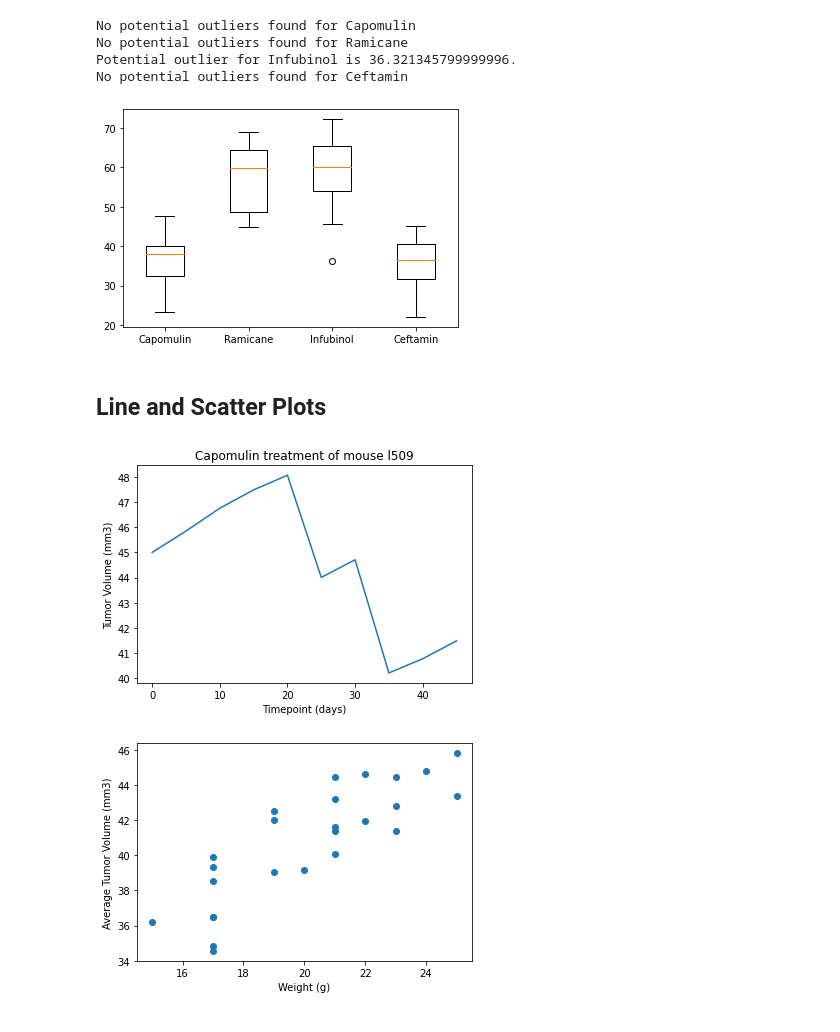
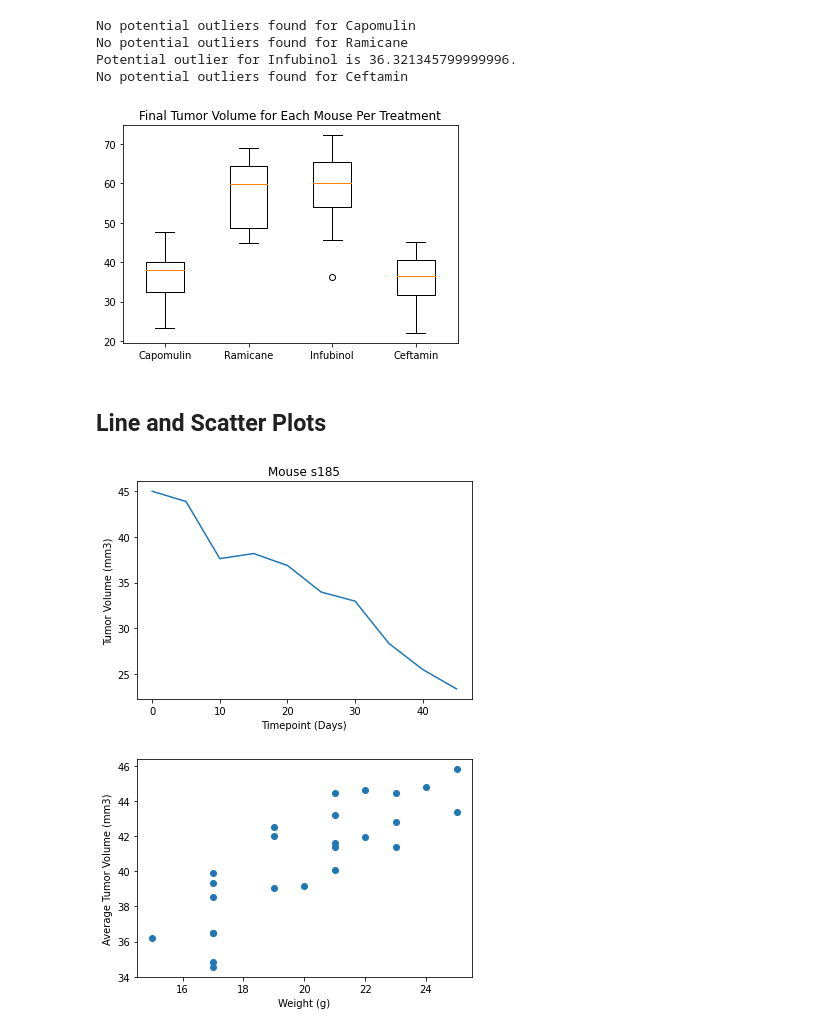
Before and after one commit to Slainte91/pyPharm_challenge, a Jupyter notebook: Pymaceuticals.ipynb, the cells around one changed output. Drawn from its saved outputs; the diff is of its cells as text; code cells hidden in the pictures.

Commit message:
finished line and scatter plot

```diff
--- a/Pymaceuticals.ipynb
+++ b/Pymaceuticals.ipynb
@@ -250,18 +251,28 @@ No potential outliers found for Ceftamin
 # %%
 # Generate a box plot of the final tumor volume of each mouse across four regimens of interest
 tumor_lists = last_tv_df.groupby('Drug Regimen')['Last Tumor Volume'].apply(list)
 tumors_df = pd.DataFrame(tumor_lists)
 tumor_vols = [vol for vol in tumors_df['Last Tumor Volume']]
 plt.boxplot(tumor_vols, labels=four_tre)
-
+plt.title("Final Tumor Volume for Each Mouse Per Treatment")
 plt.show()
 # %% [output]
-[figure, old version]
+[figure, new version]
 # %% [markdown]
 ## Line and Scatter Plots
 # %%
 # Generate a line plot of tumor volume vs. time point for a mouse treated with Capomulin
+line_mouse = clean_data[clean_data["Mouse ID"] == "s185"]
+xaxis = line_mouse["Timepoint"]
+yaxis = line_mouse["Tumor Volume (mm3)"]
+
+plt.title('Mouse s185')
+plt.plot(xaxis, yaxis)
+plt.xlabel('Timepoint (Days)')
+plt.ylabel('Tumor Volume (mm3)')
+
+plt.show()
 # %% [output]
-[figure, old version]
+[figure, new version]
 # %%
 # Generate a scatter plot of average tumor volume vs. mouse weight for the Capomulin regimen
```
Also changed, not shown: parts of 2 cells of this notebook.
